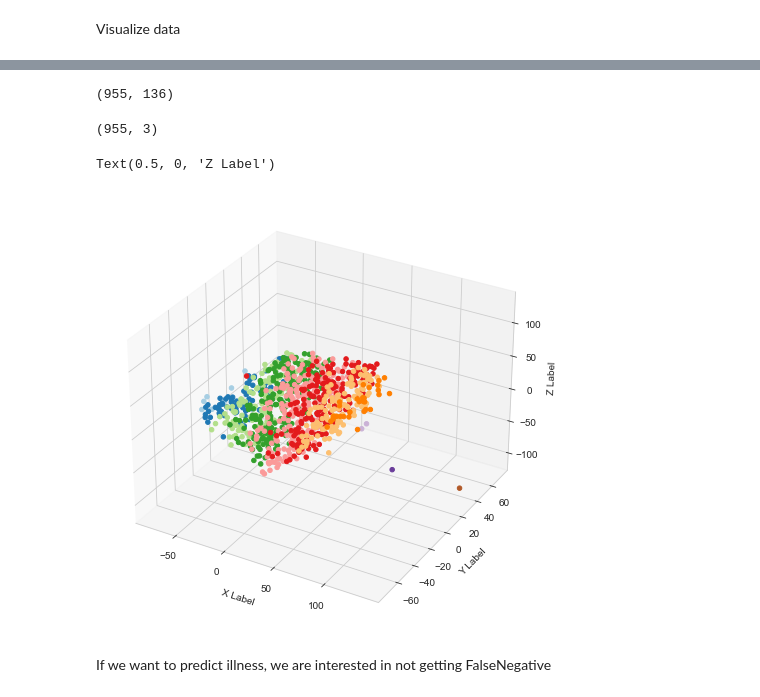
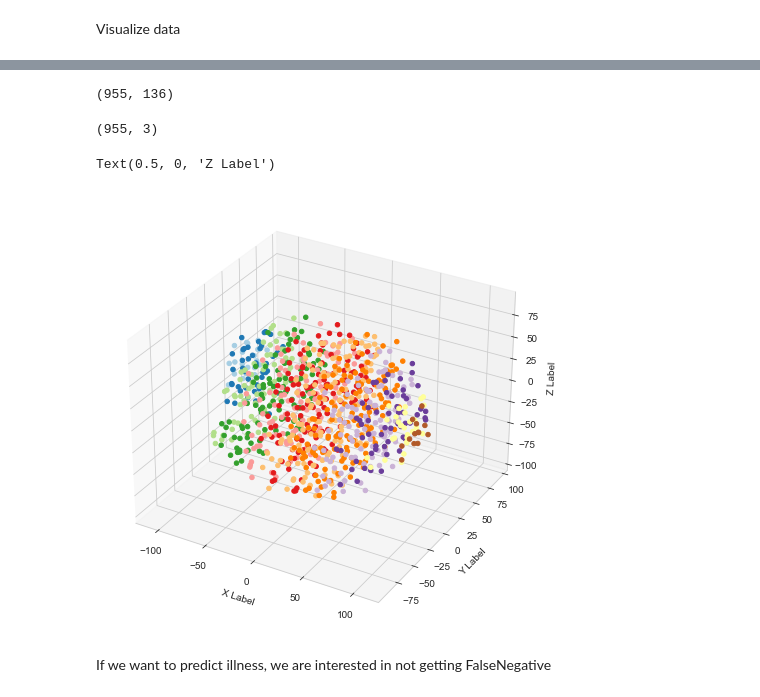
Before and after one commit to Programming-Technology-ALG/class_ml_lab1, a Jupyter notebook: notebooks/main.ipynb, the cells around one changed output, grey strips where cells are left out. Saved outputs shown, nothing was run; the diff lists cells and outputs as text; code cells hidden in the pictures.

```diff
--- a/notebooks/main.ipynb
+++ b/notebooks/main.ipynb
@@ -37,17 +43,21 @@ import sklearn
 # %% [markdown]
 Load dataset
 # %%
-train  = pd.read_pickle(str(os.getcwd() + "/../data/processed/train.pkl"))
-target = pd.read_pickle(str(os.getcwd() + "/../data/processed/target.pkl"))
+train  = pd.read_pickle(str(os.getcwd() + "/../data/processed/train_data.pkl"))
+target = pd.read_pickle(str(os.getcwd() + "/../data/processed/target_data.pkl"))
+
+val_data   = pd.read_pickle(str(os.getcwd() + "/../data/processed/val_data.pkl"))
+val_target = pd.read_pickle(str(os.getcwd() + "/../data/processed/val_data.pkl"))
 # %% [markdown]
 Generate tran and test selections
 # %%
-train_data, val_data, train_target, val_target = train_test_split(
-                                                                train,
-                                                                target,
-                                                                train_size=0.8,
-                                                                random_state=cfg.RANDOM_STATE,
-                                                                stratify=target.iloc[:,[1, 2, 3, 4]].sum(axis=1))
+X_train, X_test, Y_train, Y_test = train_test_split(
+                                                    utils.preprocess_pipe.fit_transform(train),
+                                                    target,
+                                                    train_size=0.8,
+                                                    random_state=cfg.RANDOM_STATE,
+                                                    stratify=target.iloc[:,[1, 2, 3, 4]].sum(axis=1)
+                                                    )
 # %% [markdown]
 Visualize data
 # %%
@@ -70,35 +72,35 @@ sns.scatterplot(data=pd.DataFrame(tsne_representation))
 # %%
 from sklearn.manifold import TSNE
-tsne = TSNE(n_components=3, random_state=cfg.RANDOM_STATE, perplexity=15, n_iter=1000)
+tsne = TSNE(n_components=3, random_state=cfg.RANDOM_STATE, perplexity=30, n_iter=1000)
 train_copy = train.copy()
 train_copy = np.array(utils.preprocess_pipe.fit_transform(train_copy))
 print(train_copy.shape)
 tsne_representation = tsne.fit_transform(train_copy)
 print(tsne_representation.shape)
 
 
 
 import seaborn as sns, numpy as np, pandas as pd, random
 import matplotlib.pyplot as plt
 from mpl_toolkits.mplot3d import Axes3D
 sns.set_style("whitegrid", {'axes.grid' : False})
 
 fig = plt.figure(figsize=(6,6))
 
 ax = Axes3D(fig)
 x = tsne_representation[:, 0]
 y = tsne_representation[:, 1]
 z = tsne_representation[:, 2]
 
 g = ax.scatter(x, y, z, c=x, marker='o', depthshade=False, cmap='Paired')
 ax.set_xlabel('X Label')
 ax.set_ylabel('Y Label')
 ax.set_zlabel('Z Label')
 # %% [output]
 (955, 136)
 (955, 3)
 Text(0.5, 0, 'Z Label')
-[figure, old version]
+[figure, new version]
 # %% [markdown]
 If we want to predict illness, we are interested in not getting FalseNegative
 # %% [markdown]
```
Also changed, not shown: parts of 7 cells of this notebook, 6 other files.
